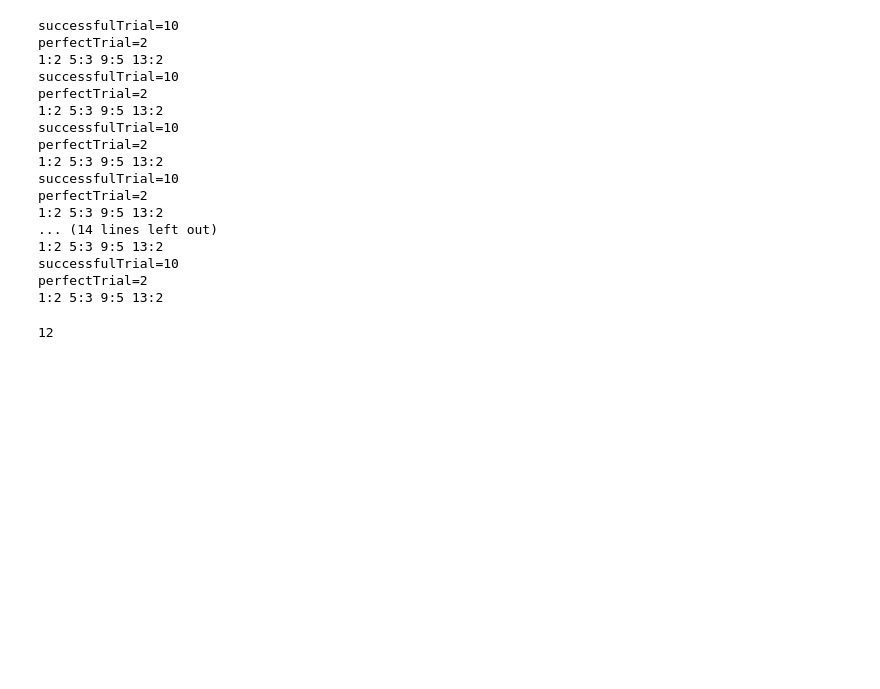
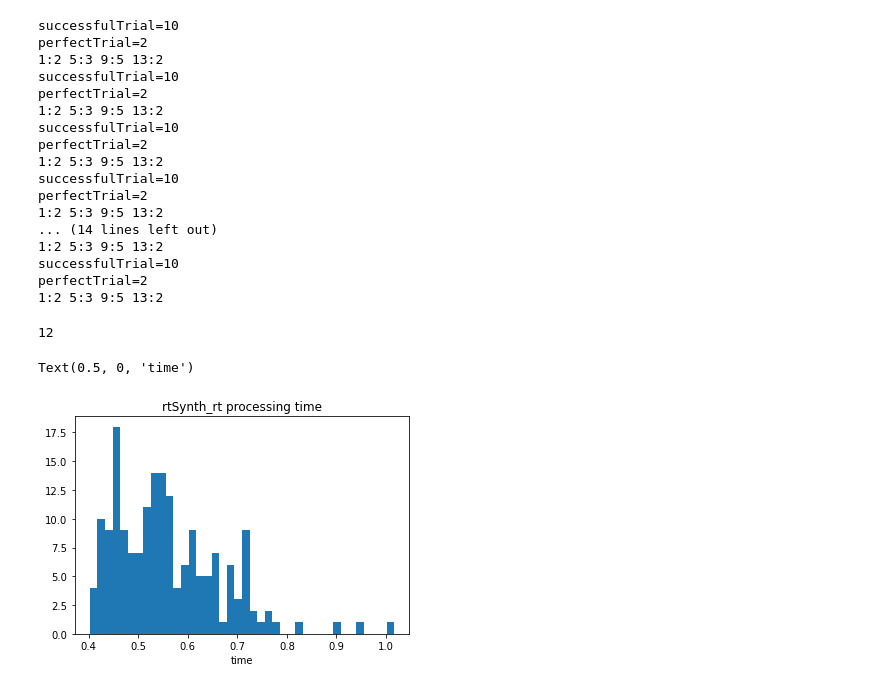
Before and after one commit to ericabusch/rtSynth_rt, a Jupyter notebook: archive/test_adaptiveThreshold.ipynb, the cells around one changed output. Cells and saved outputs as stored; diff of their text form; code cells hidden in the pictures; blank space fills up the shorter version.

```diff
--- a/archive/test_adaptiveThreshold.ipynb
+++ b/archive/test_adaptiveThreshold.ipynb
@@ -185,3 +185,13 @@ perfectTrial=2
 curr_run+1
 # %% [output]
 12
+# %%
+import numpy as np
+import matplotlib.pyplot as plt
+a=np.load("/gpfs/milgram/project/turk-browne/projects/rtSynth_rt/subjects/sub002/ses4/feedback/processedTime_14.npy")
+plt.hist(a,bins=40)
+plt.title("rtSynth_rt processing time")
+plt.xlabel("time")
+# %% [output]
+Text(0.5, 0, 'time')
+[figure, added]
```
Also changed, not shown: parts of 4 cells of this notebook.
